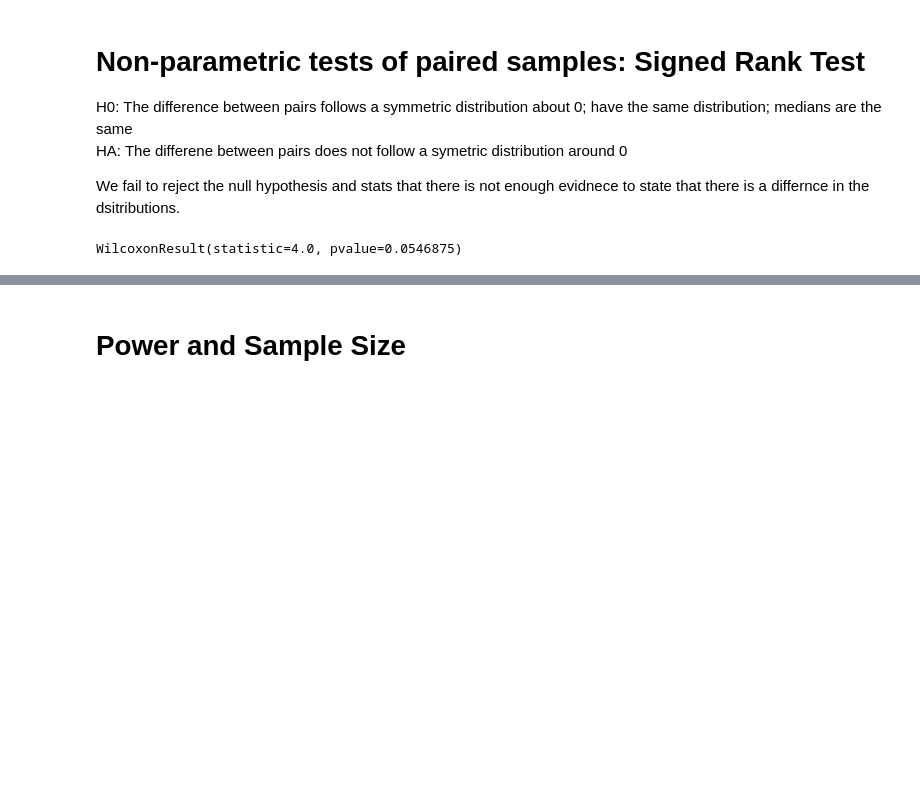
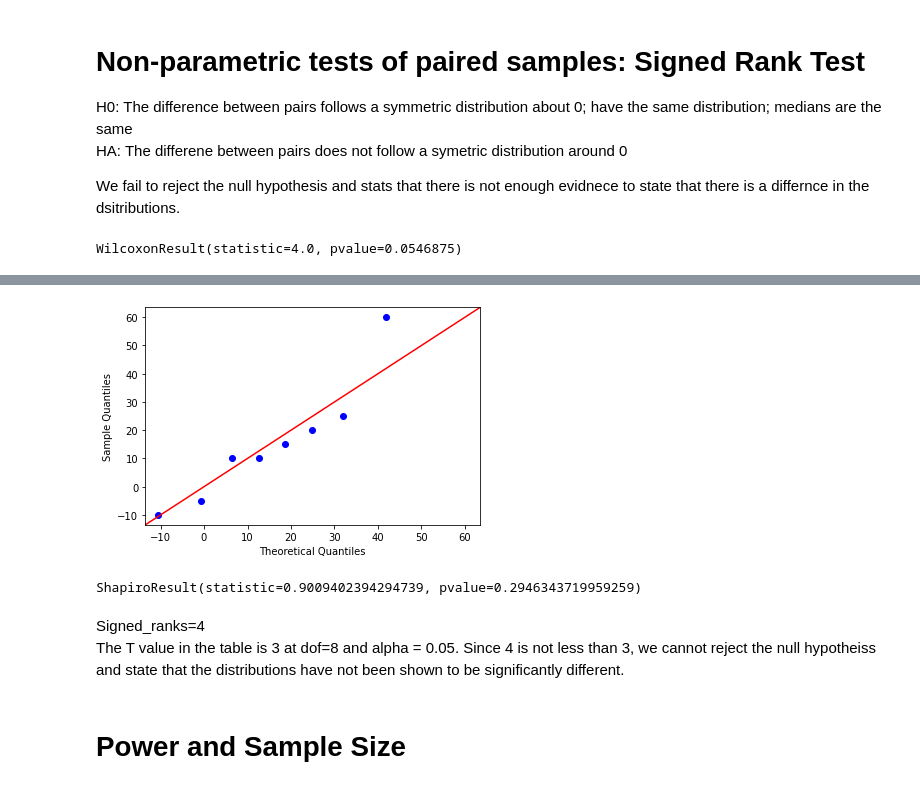
Before and after one commit to shaheerbee/IBEHS_4C03_Winter22, a Jupyter notebook: Tutorials/TwoSampleTestsTutorial.ipynb, the cells around one changed output, grey strips where cells are left out. Saved outputs shown, nothing was run; the diff lists cells and outputs as text; code cells hidden in the pictures; blank space fills up the shorter version.

```diff
--- a/Tutorials/TwoSampleTestsTutorial.ipynb
+++ b/Tutorials/TwoSampleTestsTutorial.ipynb
@@ -450,0 +480,3 @@ WilcoxonResult(statistic=4.0, pvalue=0.0546875)
+# %%
+Diff_Tx=(BeforeTx-AfterTx)
+Diff_Tx
@@ -450,0 +493,10 @@ WilcoxonResult(statistic=4.0, pvalue=0.0546875)
+# %%
+Diff_Tx.sort_values()
+sm.qqplot(Diff_Tx,line='45',loc=np.mean(Diff_Tx),scale=np.std(Diff_Tx,ddof=1))
+plt.show()
+# %% [output]
+[figure, added]
+# %%
+stats.shapiro(Diff_Tx)
+# %% [output]
+ShapiroResult(statistic=0.9009402394294739, pvalue=0.2946343719959259)
@@ -451,2 +508,5 @@ WilcoxonResult(statistic=4.0, pvalue=0.0546875)
+# %% [markdown]
+Signed_ranks=4 \
+The T value in the table is 3 at dof=8 and alpha = 0.05.  Since 4 is not less than 3, we cannot reject the null hypotheiss and state that the distributions have not been shown to be significantly different.
 # %% [markdown]
 # Power and Sample Size
```
Also changed, not shown: parts of 9 cells of this notebook.
